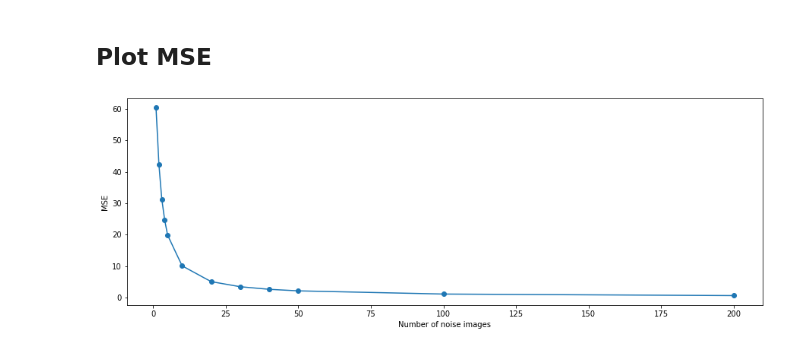
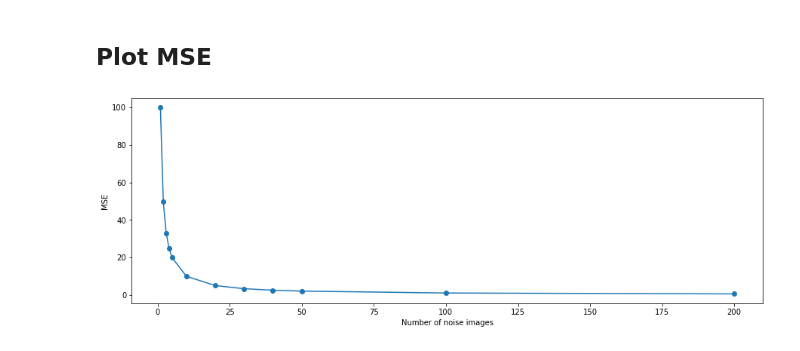
Before and after one commit to CarlosPena00/Digital-Image-Processing-Hands-On, a Jupyter notebook: notebooks/chapter02.ipynb, the cells around one changed output. Cells and saved outputs as stored; diff of their text form; code cells hidden in the pictures.

```diff
--- a/notebooks/chapter02.ipynb
+++ b/notebooks/chapter02.ipynb
@@ -79,8 +79,8 @@ n_images   = 10
 lenna_imgs = get_n_noise_imgs(lenna_img, n_images)
 mean_img   = (np.sum(lenna_imgs,axis=0)/len(lenna_imgs)).round().astype(np.uint8)
 
-mse_noise  = np.mean((lenna_img - lenna_imgs[0]) ** 2)
-mse_mean   = np.mean((lenna_img - mean_img) ** 2)
+mse_noise  = np.mean((lenna_img.astype(np.int) - lenna_imgs[0]) ** 2)
+mse_mean   = np.mean((lenna_img.astype(np.int) - mean_img) ** 2)
 
 plt.figure(figsize=(30, 30))
 plt.subplot(131)
@@ -99,17 +99,17 @@ plt.imshow(mean_img);
 # %%
 n_images_list = [1, 2, 3, 4, 5, 10, 20, 30, 40, 50, 100, 200]
 mse = []
 for n_images in n_images_list:
     lenna_imgs = get_n_noise_imgs(lenna_img, n_images)
     mean_img   = (np.sum(lenna_imgs,axis=0)/len(lenna_imgs)).round().astype(np.uint8)
 
-    mse_mean  = np.mean((lenna_img - mean_img) ** 2)
+    mse_mean  = np.mean((lenna_img.astype(np.int) - mean_img) ** 2)
     mse.append(mse_mean)
 
 plt.figure(figsize=(15, 5))
 plt.plot(n_images_list, mse, marker='o')
 plt.ylabel("MSE")
 plt.xlabel('Number of noise images')
 plt.plot();
 # %% [output]
-[figure, old version]
+[figure, new version]
```
